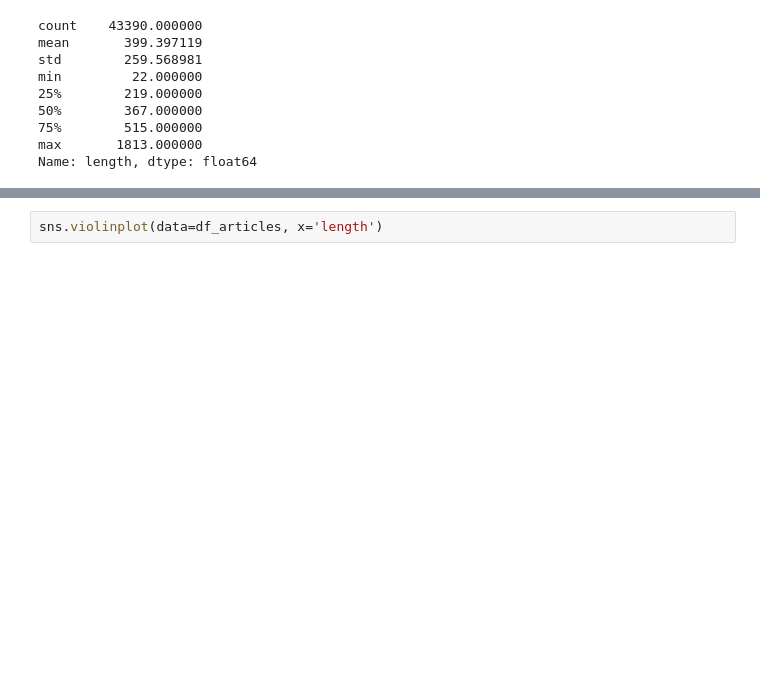
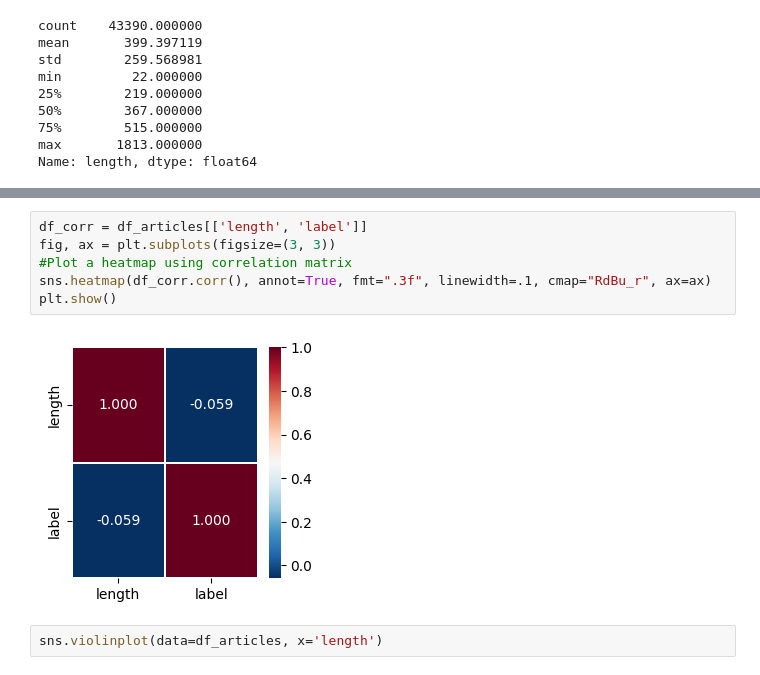
Before and after one commit to cmis1/MSDS, a Jupyter notebook: DTSA 5511/Final/DTSA 5511 Final.ipynb, the cells around one changed output, grey strips where cells are left out. Drawn from its saved outputs; the diff is of its cells as text; blank space fills up the shorter version.

```diff
--- a/DTSA 5511/Final/DTSA 5511 Final.ipynb
+++ b/DTSA 5511/Final/DTSA 5511 Final.ipynb
@@ -227,3 +239,11 @@ Real articles have a tendency to be shorter than fake articles, but I do not hav
+# %%
+df_corr = df_articles[['length', 'label']]
+fig, ax = plt.subplots(figsize=(3, 3))
+#Plot a heatmap using correlation matrix
+sns.heatmap(df_corr.corr(), annot=True, fmt=".3f", linewidth=.1, cmap="RdBu_r", ax=ax)
+plt.show()
+# %% [output]
+[figure, added]
 # %%
 sns.violinplot(data=df_articles, x='length')
 # %% [output]
```
Also changed, not shown: parts of 51 cells of this notebook, 1 other file.
